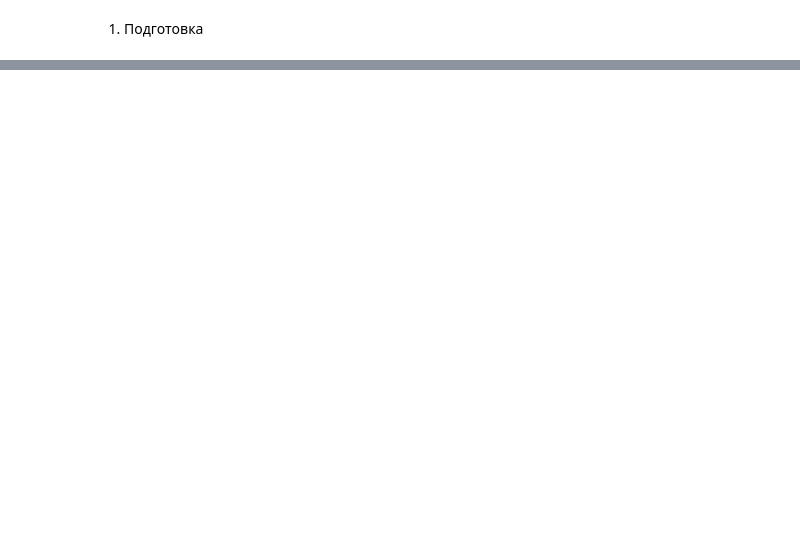
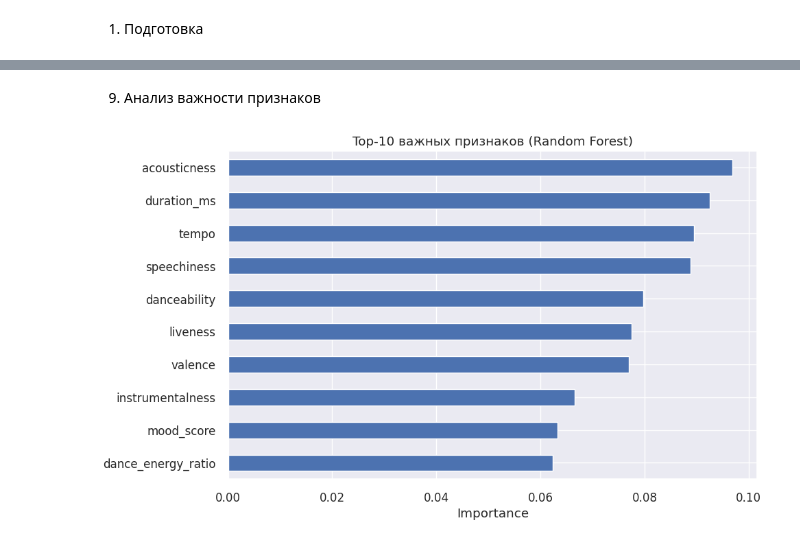
Before and after one commit to wwvvlllttggiitt/ADII, a Jupyter notebook: Spotify.ipynb, the cells around one changed output, grey strips where cells are left out. Cells and saved outputs as stored; diff of their text form; code cells hidden in the pictures; blank space fills up the shorter version.

```diff
--- a/Spotify.ipynb
+++ b/Spotify.ipynb
@@ -441,0 +261,13 @@ rmse_mean, rmse_std
+# %%
+# 2. Decision Tree
+
+dt = DecisionTreeRegressor(random_state=42, max_depth=10)
+dt.fit(X_train, y_train)
+y_pred_dt = dt.predict(X_test)
+
+mae_dt = mean_absolute_error(y_test, y_pred_dt)
+rmse_dt = np.sqrt(mean_squared_error(y_test, y_pred_dt))
+r2_dt = r2_score(y_test, y_pred_dt)
+
+results.append(('Decision Tree', mae_dt, rmse_dt, r2_dt))
+print(f"Decision Tree -> MAE: {mae_dt:.2f}, RMSE: {rmse_dt:.2f}, R2: {r2_dt:.3f}")
@@ -441,0 +276,13 @@ rmse_mean, rmse_std
+# %%
+# 3. Random Forest
+
+rf = RandomForestRegressor(n_estimators=100, random_state=42, n_jobs=-1)
+rf.fit(X_train, y_train)
+y_pred_rf = rf.predict(X_test)
+
+mae_rf = mean_absolute_error(y_test, y_pred_rf)
+rmse_rf = np.sqrt(mean_squared_error(y_test, y_pred_rf))
+r2_rf = r2_score(y_test, y_pred_rf)
+
+results.append(('Random Forest', mae_rf, rmse_rf, r2_rf))
+print(f"Random Forest -> MAE: {mae_rf:.2f}, RMSE: {rmse_rf:.2f}, R2: {r2_rf:.3f}")
@@ -441,0 +376,15 @@ rmse_mean, rmse_std
+# %% [markdown]
+9. Анализ важности признаков
+# %%
+# Random Forest
+importances_rf = pd.Series(rf.feature_importances_, index=X.columns).sort_values(ascending=False)
+
+plt.figure(figsize=(10,6))
+importances_rf.head(10).plot(kind='barh')
+plt.title('Top-10 важных признаков (Random Forest)')
+plt.xlabel('Importance')
+plt.gca().invert_yaxis()
+plt.tight_layout()
+plt.show()
+# %% [output]
+[figure, added]
```
Also changed, not shown: parts of 74 cells of this notebook.
